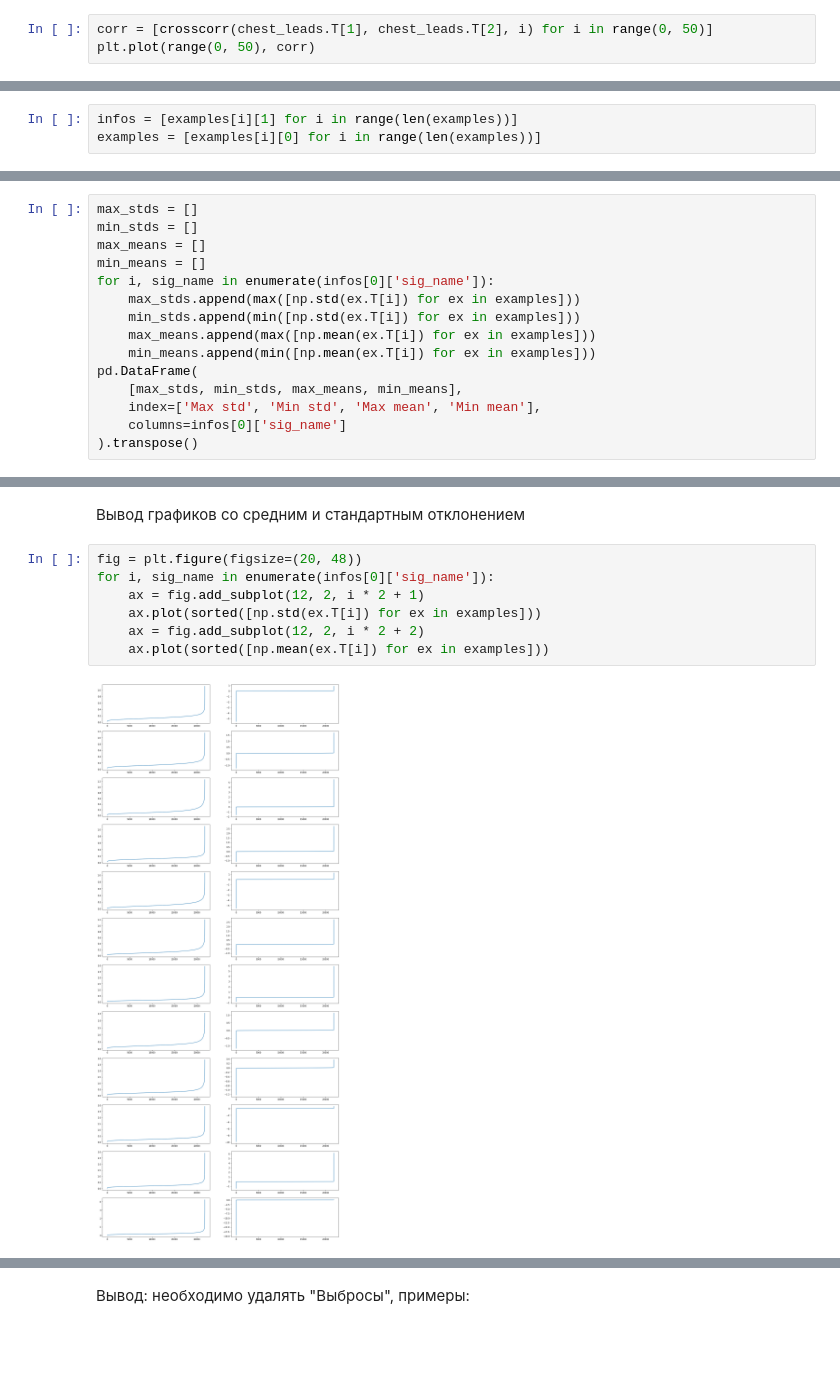
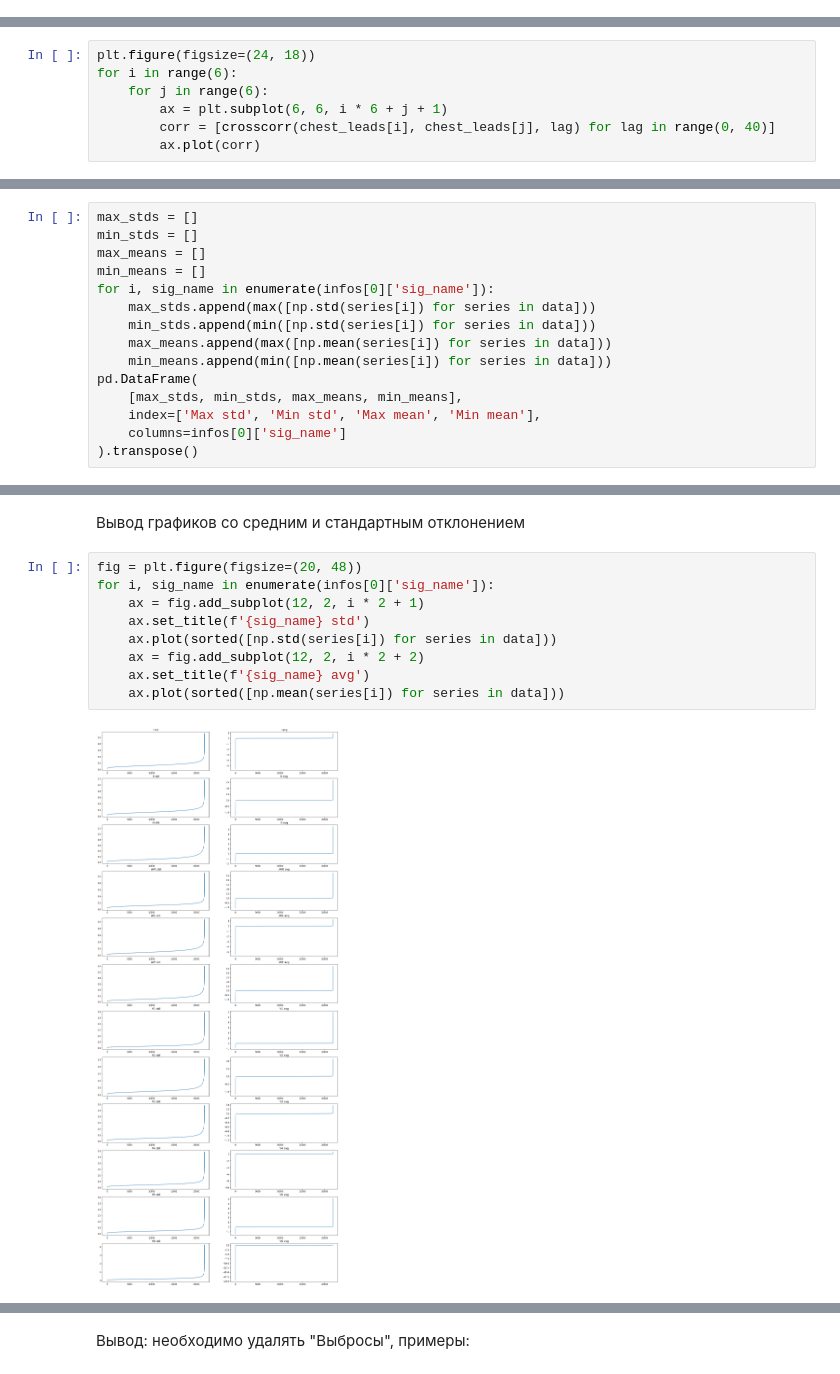
Before and after one commit to AKovalyuk/ecg-classification, a Jupyter notebook: notebook.ipynb, the cells around one changed output, grey strips where cells are left out. Cells and saved outputs as stored; diff of their text form; blank space fills up the shorter version.

```diff
--- a/notebook.ipynb
+++ b/notebook.ipynb
@@ -129,3 +128,0 @@ plt.plot(range(0, 50), corr)
-# %%
-corr = [crosscorr(chest_leads.T[1], chest_leads.T[2], i) for i in range(0, 50)]
-plt.plot(range(0, 50), corr)
@@ -134,0 +129,7 @@ plt.plot(range(0, 50), corr)
+# %%
+plt.figure(figsize=(24, 18))
+for i in range(6):
+    for j in range(6):
+        ax = plt.subplot(6, 6, i * 6 + j + 1)
+        corr = [crosscorr(chest_leads[i], chest_leads[j], lag) for lag in range(0, 40)]
+        ax.plot(corr)
@@ -162,5 +142,2 @@ Name: scp_codes, Length: 21799, dtype: object
-# %%
-infos = [examples[i][1] for i in range(len(examples))]
-examples = [examples[i][0] for i in range(len(examples))]
 # %%
 def moving_average(x, m):
@@ -191,10 +170,10 @@ min_stds = []
 max_means = []
 min_means = []
 for i, sig_name in enumerate(infos[0]['sig_name']):
-    max_stds.append(max([np.std(ex.T[i]) for ex in examples]))
-    min_stds.append(min([np.std(ex.T[i]) for ex in examples]))
-    max_means.append(max([np.mean(ex.T[i]) for ex in examples]))
-    min_means.append(min([np.mean(ex.T[i]) for ex in examples]))
+    max_stds.append(max([np.std(series[i]) for series in data]))
+    min_stds.append(min([np.std(series[i]) for series in data]))
+    max_means.append(max([np.mean(series[i]) for series in data]))
+    min_means.append(min([np.mean(series[i]) for series in data]))
 pd.DataFrame(
     [max_stds, min_stds, max_means, min_means],
     index=['Max std', 'Min std', 'Max mean', 'Min mean'],
@@ -219,10 +198,12 @@ pd.DataFrame(
 # %%
 fig = plt.figure(figsize=(20, 48))
 for i, sig_name in enumerate(infos[0]['sig_name']):
     ax = fig.add_subplot(12, 2, i * 2 + 1)
-    ax.plot(sorted([np.std(ex.T[i]) for ex in examples]))
+    ax.set_title(f'{sig_name} std')
+    ax.plot(sorted([np.std(series[i]) for series in data]))
     ax = fig.add_subplot(12, 2, i * 2 + 2)
-    ax.plot(sorted([np.mean(ex.T[i]) for ex in examples]))
+    ax.set_title(f'{sig_name} avg')
+    ax.plot(sorted([np.mean(series[i]) for series in data]))
 # %% [output]
-[figure, old version]
+[figure, new version]
 # %%
```
Also changed, not shown: parts of 57 cells of this notebook.
